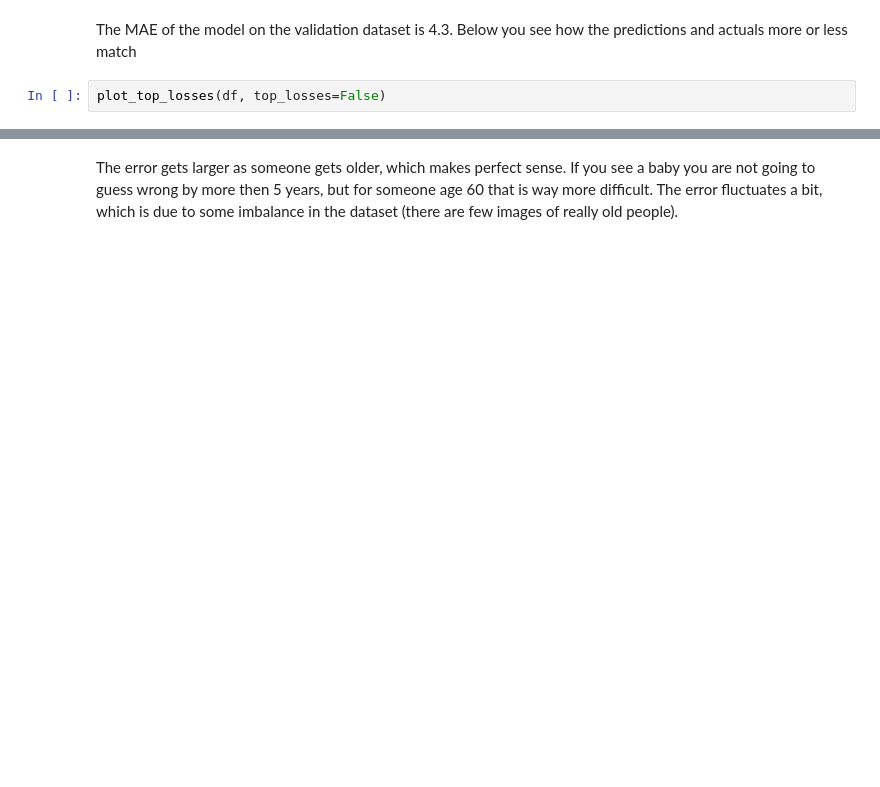
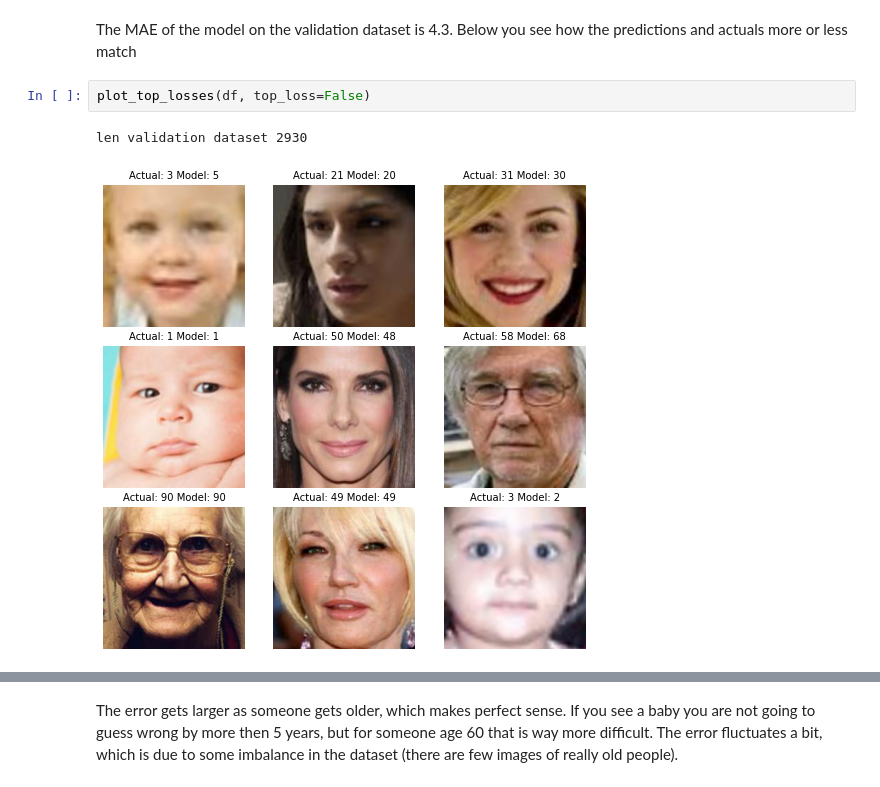
Before and after one commit to jvanelteren/age_prediction, a Jupyter notebook: 2020-11-15-age_pure_pytorch.ipynb, the cells around one changed output, grey strips where cells are left out. Saved outputs shown, nothing was run; the diff lists cells and outputs as text; blank space fills up the shorter version.

```diff
--- a/2020-11-15-age_pure_pytorch.ipynb
+++ b/2020-11-15-age_pure_pytorch.ipynb
@@ -385,7 +391,10 @@ MAE, 0.871094845726248, median 0.5665488243103027
 # %% [markdown]
 The MAE of the model on the validation dataset is 4.3. Below you see how the predictions and actuals more or less match
 # %%
-plot_top_losses(df, top_losses=False)
+plot_top_losses(df, top_loss=False)
+# %% [output]
+len validation dataset 2930
+[figure, added]
 # %%
 # hide_input
 plt.scatter(df['pred'],df['actual'], s=0.5)
```
Also changed, not shown: parts of 9 cells of this notebook, 3 other files.
